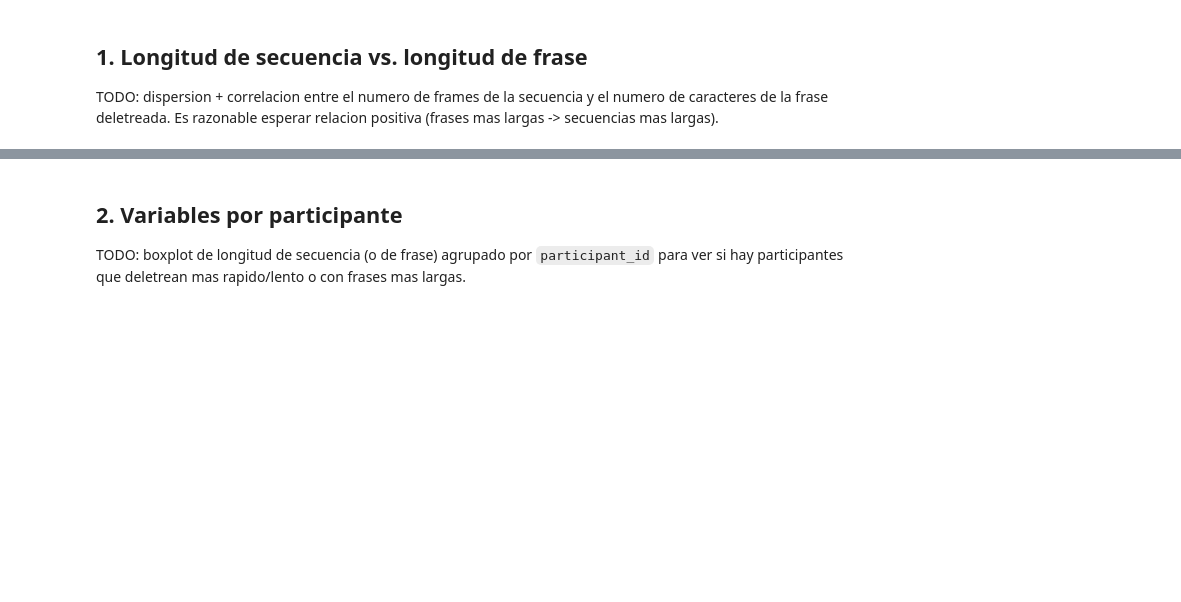
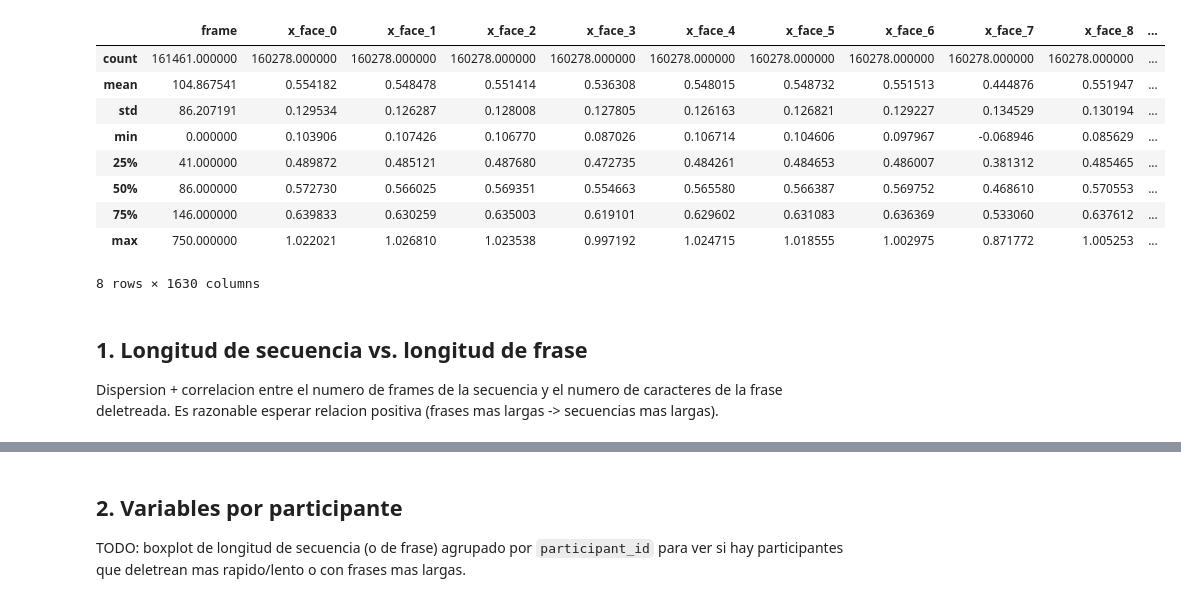
Before and after one commit to DufreyM/CC3084-Proyecto2, a Jupyter notebook: notebooks/04_analisis_bivariado.ipynb, the cells around one changed output, grey strips where cells are left out. Saved outputs shown, nothing was run; the diff lists cells and outputs as text; code cells hidden in the pictures; blank space fills up the shorter version.

```diff
--- a/notebooks/04_analisis_bivariado.ipynb
+++ b/notebooks/04_analisis_bivariado.ipynb
@@ -6,3 +6,14 @@
 **Actividad de la guia:** 4c (cruce de variables importantes) y parte de *Analisis Exploratorio* (30 pts: correlaciones, outliers).
 
 **Objetivo de este notebook:** cruzar las variables que mas puedan explicar el problema (longitud de secuencia, longitud de frase, participante, landmarks faltantes). Independiente de 01/02/03/05.
+# %%
+
+import sys
+sys.path.append("..")
+
+# Importar las utilidades del equipo
+from src import data_loading as dl
+train_df = dl.load_train_index()
+
+# Solo para revisar las filas
+train_df.head()
@@ -9,3 +53,17 @@
+# %%
+
+sample_landmarks.describe()
+# %% [output]
+|  | frame | x_face_0 | x_face_1 | x_face_2 | x_face_3 | x_face_4 | x_face_5 | x_face_6 | x_face_7 | x_face_8 | ... |
+| count | 161461.000000 | 160278.000000 | 160278.000000 | 160278.000000 | 160278.000000 | 160278.000000 | 160278.000000 | 160278.000000 | 160278.000000 | 160278.000000 | ... |
+| mean | 104.867541 | 0.554182 | 0.548478 | 0.551414 | 0.536308 | 0.548015 | 0.548732 | 0.551513 | 0.444876 | 0.551947 | ... |
+| std | 86.207191 | 0.129534 | 0.126287 | 0.128008 | 0.127805 | 0.126163 | 0.126821 | 0.129227 | 0.134529 | 0.130194 | ... |
+| min | 0.000000 | 0.103906 | 0.107426 | 0.106770 | 0.087026 | 0.106714 | 0.104606 | 0.097967 | -0.068946 | 0.085629 | ... |
+| 25% | 41.000000 | 0.489872 | 0.485121 | 0.487680 | 0.472735 | 0.484261 | 0.484653 | 0.486007 | 0.381312 | 0.485465 | ... |
+| 50% | 86.000000 | 0.572730 | 0.566025 | 0.569351 | 0.554663 | 0.565580 | 0.566387 | 0.569752 | 0.468610 | 0.570553 | ... |
+| 75% | 146.000000 | 0.639833 | 0.630259 | 0.635003 | 0.619101 | 0.629602 | 0.631083 | 0.636369 | 0.533060 | 0.637612 | ... |
+| max | 750.000000 | 1.022021 | 1.026810 | 1.023538 | 0.997192 | 1.024715 | 1.018555 | 1.002975 | 0.871772 | 1.005253 | ... |
+8 rows × 1630 columns
 # %%
 import sys
 sys.path.append("..")
@@ -22,4 +80,4 @@ sns.set_theme(style="whitegrid")
 # %% [markdown]
 ## 1. Longitud de secuencia vs. longitud de frase
 
-TODO: dispersion + correlacion entre el numero de frames de la secuencia y el numero de caracteres de la frase deletreada. Es razonable esperar relacion positiva (frases mas largas -> secuencias mas largas).
+Dispersion + correlacion entre el numero de frames de la secuencia y el numero de caracteres de la frase deletreada. Es razonable esperar relacion positiva (frases mas largas -> secuencias mas largas).
```
Also changed, not shown: parts of 11 cells of this notebook, 4 other files.
